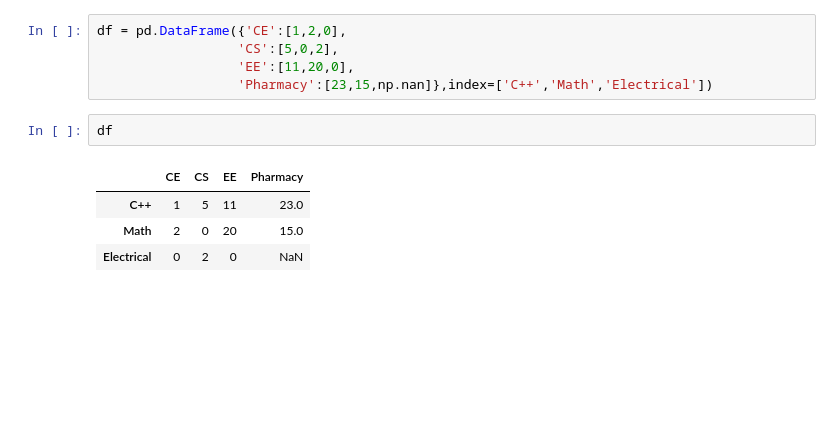
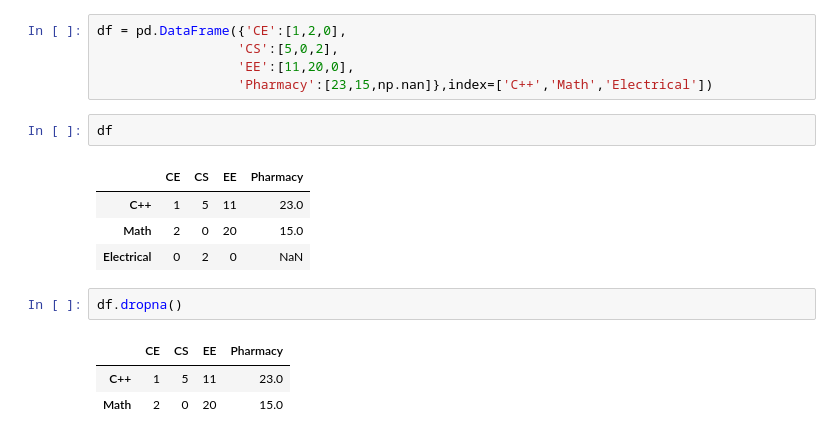
Before and after one commit to felixop7/Machine-Learning, a Jupyter notebook: Basics/Pandas/Pandas.ipynb, the cells around one changed output. Drawn from its saved outputs; the diff is of its cells as text; blank space fills up the shorter version.

```diff
--- a/Basics/Pandas/Pandas.ipynb
+++ b/Basics/Pandas/Pandas.ipynb
@@ -346,3 +336,9 @@ df
 | C++ | 1 | 5 | 11 | 23.0 |
 | Math | 2 | 0 | 20 | 15.0 |
 | Electrical | 0 | 2 | 0 | NaN |
+# %%
+df.dropna()
+# %% [output]
+|  | CE | CS | EE | Pharmacy |
+| C++ | 1 | 5 | 11 | 23.0 |
+| Math | 2 | 0 | 20 | 15.0 |
```
Also changed, not shown: parts of 30 cells of this notebook.
